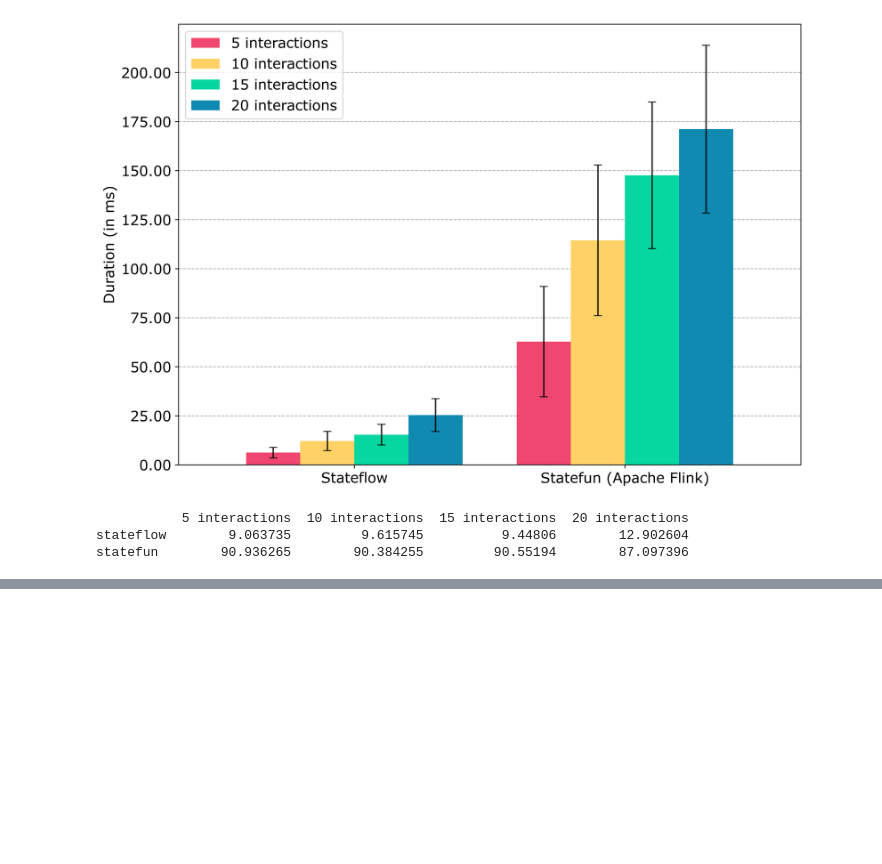
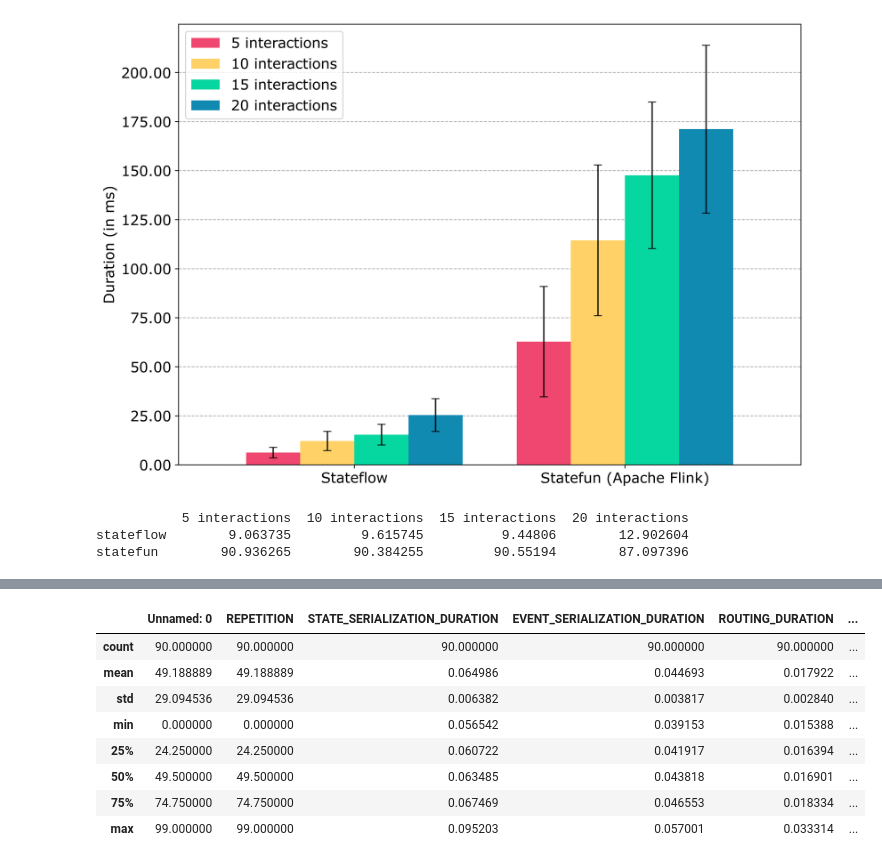
Before and after one commit to delftdata/stateflow-evaluation, a Jupyter notebook: results/overhead/overhead_results_with_runtime.ipynb, the cells around one changed output, grey strips where cells are left out. Saved outputs shown, nothing was run; the diff lists cells and outputs as text; code cells hidden in the pictures; blank space fills up the shorter version.

```diff
--- a/results/overhead/overhead_results_with_runtime.ipynb
+++ b/results/overhead/overhead_results_with_runtime.ipynb
@@ -960,0 +933,20 @@ statefun        90.936265        90.384255         90.55194        87.097396
+# %%
+hundredfiftykb_data = pd.read_csv("with_runtime/pyflink_150kb.csv")
+
+columns = ["PYFLINK", "EVENT_SERIALIZATION_DURATION"]
+for column in columns:
+    hundredfiftykb_data = hundredfiftykb_data[hundredfiftykb_data[column] < hundredfiftykb_data[column].quantile(0.95)]
+
+hundredfiftykb_data["stateflow"] = hundredfiftykb_data["ACTOR_CONSTRUCTOR"] + hundredfiftykb_data["ROUTING_DURATION"] + hundredfiftykb_data["EVENT_SERIALIZATION_DURATION"] + hundredfiftykb_data["STATE_SERIALIZATION_DURATION"]
+hundredfiftykb_data["pyflink"] = hundredfiftykb_data["PYFLINK"]- KAFKA_ROUNDTRIP
+hundredfiftykb_data.describe()
+# %% [output]
+|  | Unnamed: 0 | REPETITION | STATE_SERIALIZATION_DURATION | EVENT_SERIALIZATION_DURATION | ROUTING_DURATION | ... |
+| count | 90.000000 | 90.000000 | 90.000000 | 90.000000 | 90.000000 | ... |
+| mean | 49.188889 | 49.188889 | 0.064986 | 0.044693 | 0.017922 | ... |
+| std | 29.094536 | 29.094536 | 0.006382 | 0.003817 | 0.002840 | ... |
+| min | 0.000000 | 0.000000 | 0.056542 | 0.039153 | 0.015388 | ... |
+| 25% | 24.250000 | 24.250000 | 0.060722 | 0.041917 | 0.016394 | ... |
+| 50% | 49.500000 | 49.500000 | 0.063485 | 0.043818 | 0.016901 | ... |
+| 75% | 74.750000 | 74.750000 | 0.067469 | 0.046553 | 0.018334 | ... |
+| max | 99.000000 | 99.000000 | 0.095203 | 0.057001 | 0.033314 | ... |
```
Also changed, not shown: parts of 12 cells of this notebook, 1 other file.
